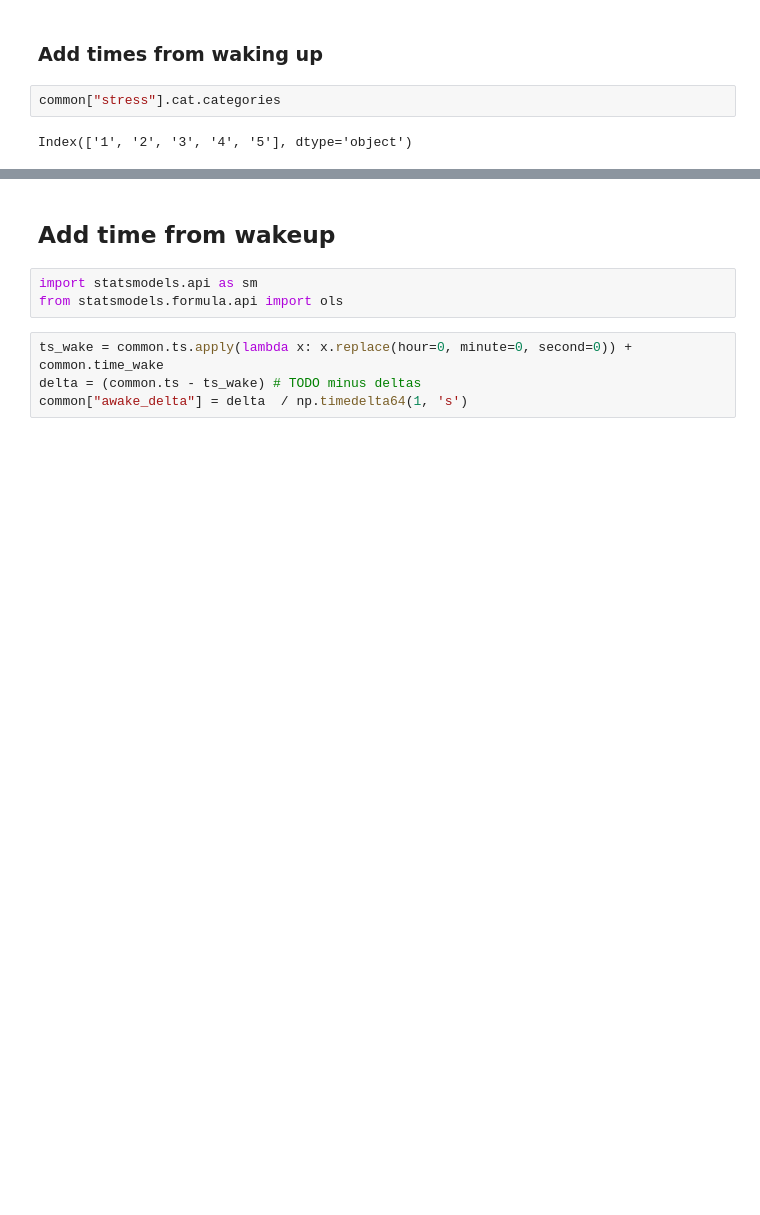
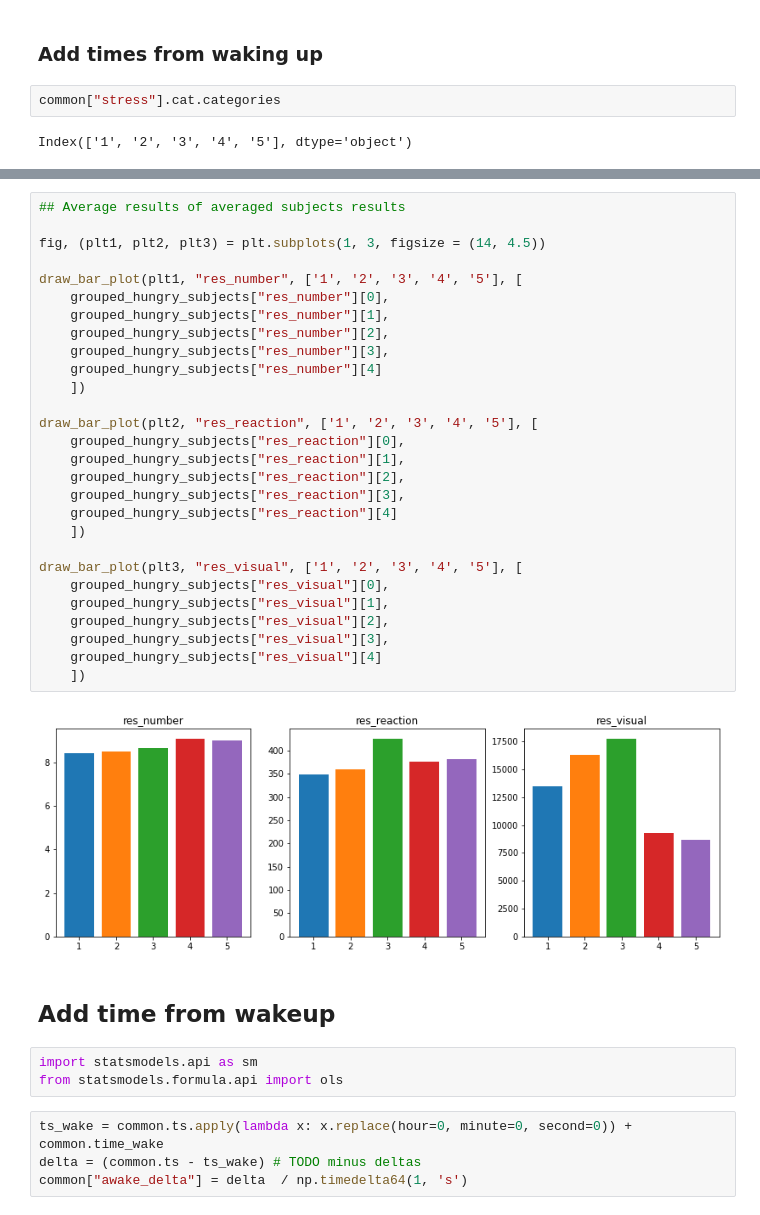
Before and after one commit to kasparho/how-circadian-rhythms-affect-performance, a Jupyter notebook: data_cleaning.ipynb, the cells around one changed output, grey strips where cells are left out. Saved outputs shown, nothing was run; the diff lists cells and outputs as text; blank space fills up the shorter version.

```diff
--- a/data_cleaning.ipynb
+++ b/data_cleaning.ipynb
@@ -171,3 +161,33 @@ draw_bar_plot(plt3, "res_visual", ['1', '2', '3'], [
+# %%
+## Average results of averaged subjects results
+
+fig, (plt1, plt2, plt3) = plt.subplots(1, 3, figsize = (14, 4.5))
+
+draw_bar_plot(plt1, "res_number", ['1', '2', '3', '4', '5'], [
+    grouped_hungry_subjects["res_number"][0],
+    grouped_hungry_subjects["res_number"][1],
+    grouped_hungry_subjects["res_number"][2],
+    grouped_hungry_subjects["res_number"][3],
+    grouped_hungry_subjects["res_number"][4]
+    ])
+
+draw_bar_plot(plt2, "res_reaction", ['1', '2', '3', '4', '5'], [
+    grouped_hungry_subjects["res_reaction"][0],
+    grouped_hungry_subjects["res_reaction"][1],
+    grouped_hungry_subjects["res_reaction"][2],
+    grouped_hungry_subjects["res_reaction"][3],
+    grouped_hungry_subjects["res_reaction"][4]
+    ])
+
+draw_bar_plot(plt3, "res_visual", ['1', '2', '3', '4', '5'], [
+    grouped_hungry_subjects["res_visual"][0],
+    grouped_hungry_subjects["res_visual"][1],
+    grouped_hungry_subjects["res_visual"][2],
+    grouped_hungry_subjects["res_visual"][3],
+    grouped_hungry_subjects["res_visual"][4]
+    ])
+# %% [output]
+[figure, added]
 # %% [markdown]
 ## Add time from wakeup
 # %%
```
Also changed, not shown: parts of 9 cells of this notebook.
